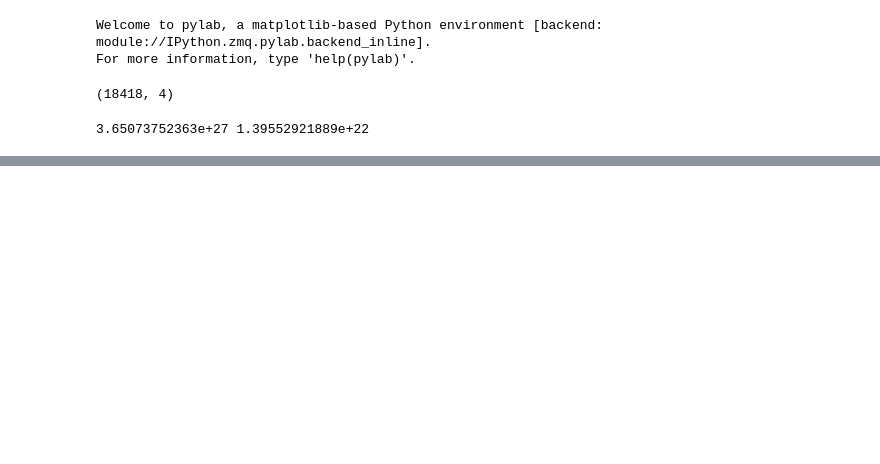
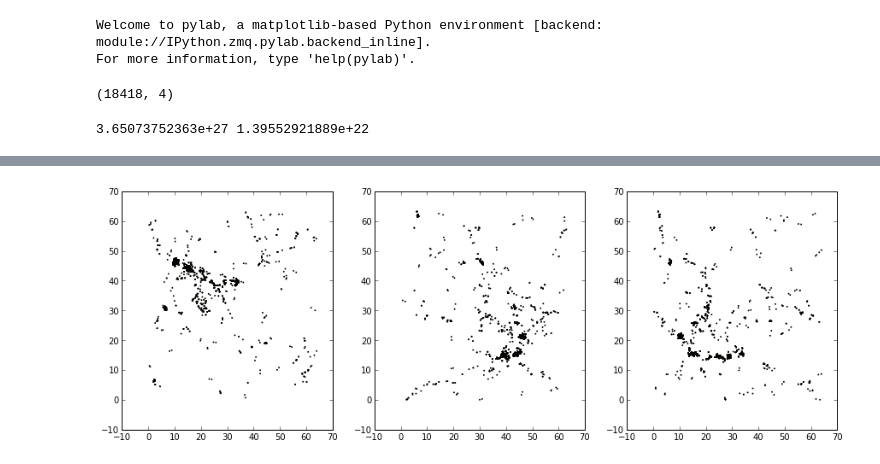
Before and after one commit to jngaravitoc/DwarfAssociations, a Jupyter notebook: code/associations.ipynb, the cells around one changed output, grey strips where cells are left out. Saved outputs shown, nothing was run; the diff lists cells and outputs as text; code cells hidden in the pictures; blank space fills up the shorter version.

```diff
--- a/code/associations.ipynb
+++ b/code/associations.ipynb
@@ -60,0 +72,4 @@ print len(U)
+# %%
+plotting_associations("associations2.dat", "y")
+# %% [output]
+[figure, added]
```
Also changed, not shown: parts of 8 cells of this notebook, 5 other files.
